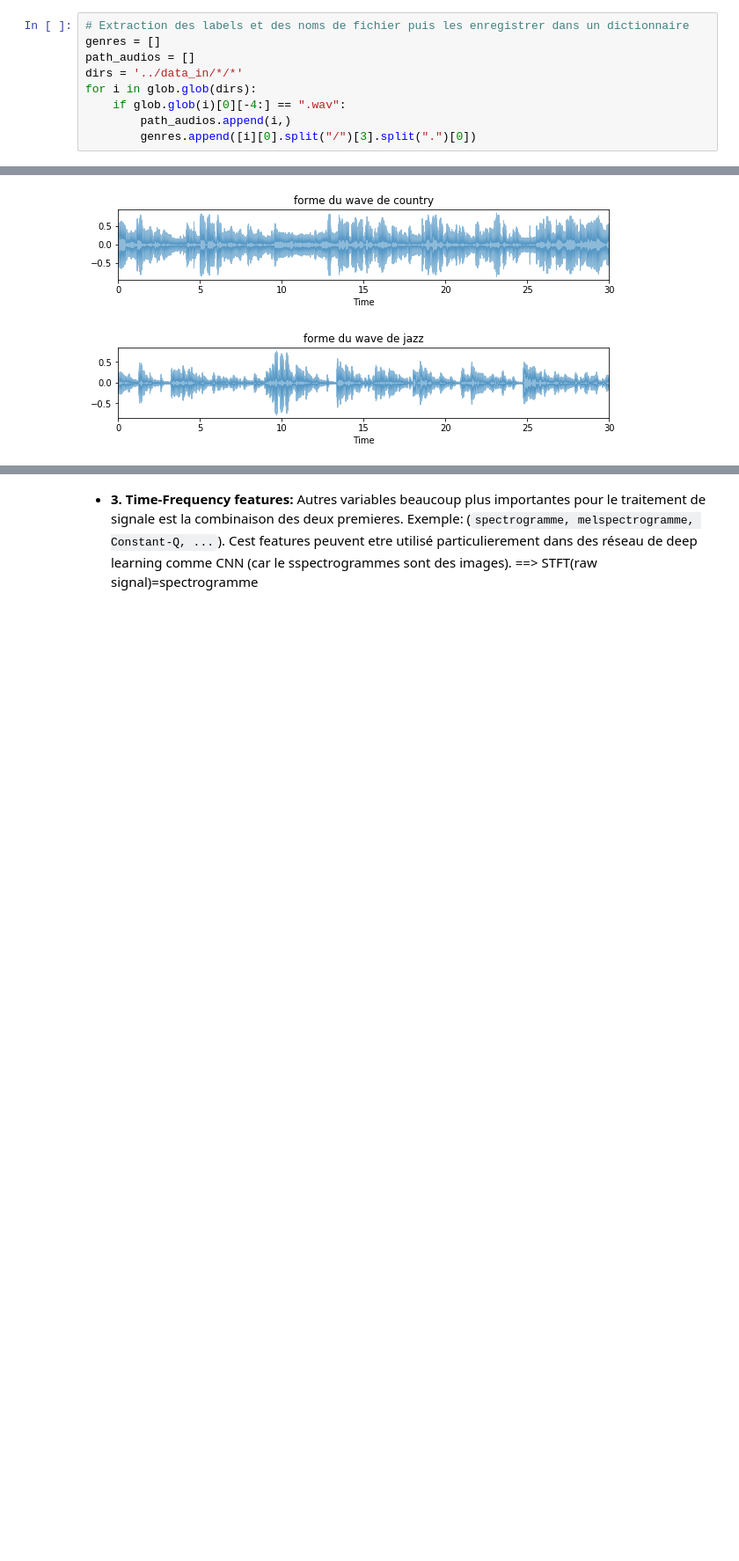
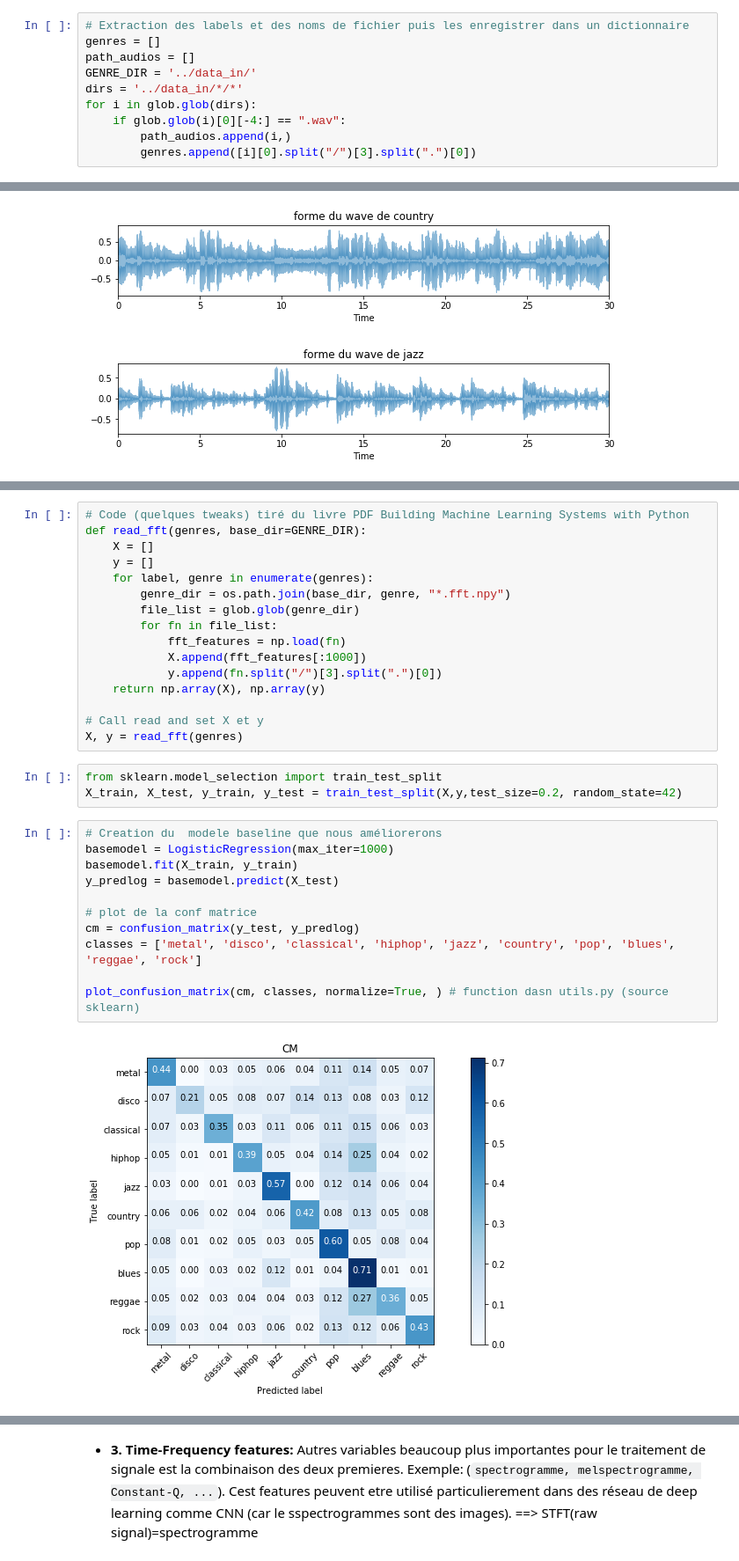
Before and after one commit to abdoulsn/music_gender_recognition, a Jupyter notebook: codes/music_genre.ipynb, the cells around one changed output, grey strips where cells are left out. Shown at 88% size. Saved outputs shown, nothing was run; the diff lists cells and outputs as text; blank space fills up the shorter version.

```diff
--- a/codes/music_genre.ipynb
+++ b/codes/music_genre.ipynb
@@ -63,6 +63,7 @@ L'audio est organisé en 10 genres musicaux, chaque genre avec 100 échantillons
 # Extraction des labels et des noms de fichier puis les enregistrer dans un dictionnaire
 genres = []
 path_audios = []
+GENRE_DIR = '../data_in/'
 dirs = '../data_in/*/*'
 for i in glob.glob(dirs):
     if glob.glob(i)[0][-4:] == ".wav":
@@ -99,0 +118,32 @@ for genre, audio in sample.items():
+# %%
+# Code (quelques tweaks) tiré du livre PDF Building Machine Learning Systems with Python
+def read_fft(genres, base_dir=GENRE_DIR):
+    X = []
+    y = []
+    for label, genre in enumerate(genres):
+        genre_dir = os.path.join(base_dir, genre, "*.fft.npy")
+        file_list = glob.glob(genre_dir)
+        for fn in file_list:
+            fft_features = np.load(fn)
+            X.append(fft_features[:1000])
+            y.append(fn.split("/")[3].split(".")[0])
+    return np.array(X), np.array(y)
+
+# Call read and set X et y
+X, y = read_fft(genres)
+# %%
+from sklearn.model_selection import train_test_split
+X_train, X_test, y_train, y_test = train_test_split(X,y,test_size=0.2, random_state=42)
+# %%
+# Creation du  modele baseline que nous améliorerons
+basemodel = LogisticRegression(max_iter=1000)
+basemodel.fit(X_train, y_train)
+y_predlog = basemodel.predict(X_test)
+
+# plot de la conf matrice
+cm = confusion_matrix(y_test, y_predlog)
+classes = ['metal', 'disco', 'classical', 'hiphop', 'jazz', 'country', 'pop', 'blues', 'reggae', 'rock']
+
+plot_confusion_matrix(cm, classes, normalize=True, ) # function dasn utils.py (source sklearn)
+# %% [output]
+[figure, added]
```
Also changed, not shown: parts of 38 cells of this notebook, 2 other files.
